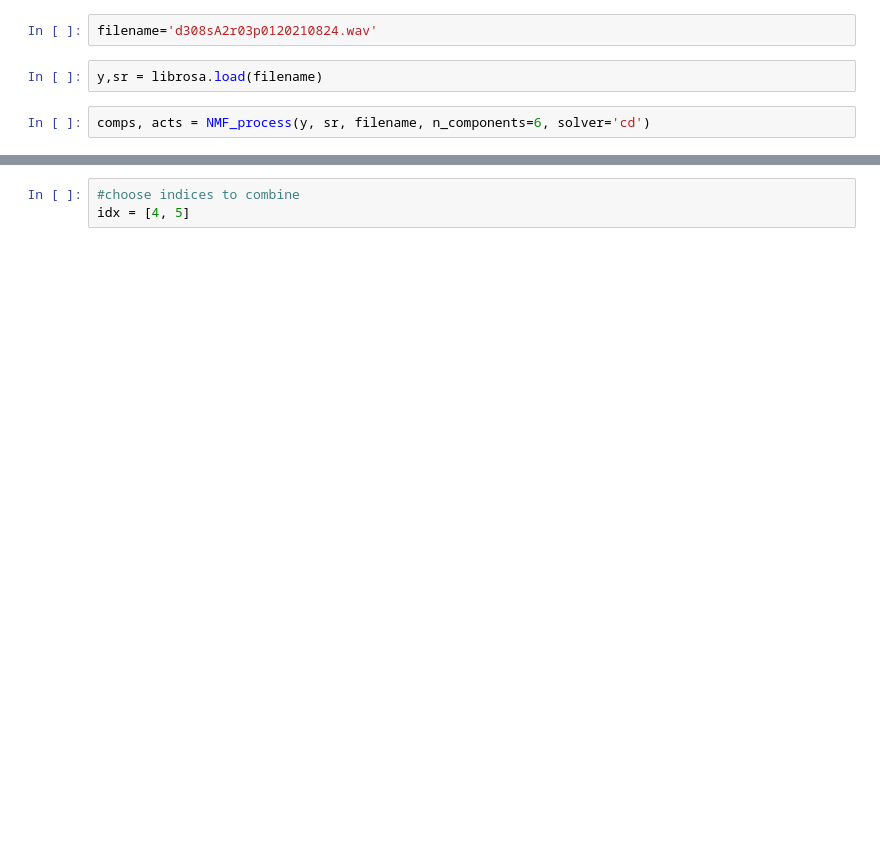
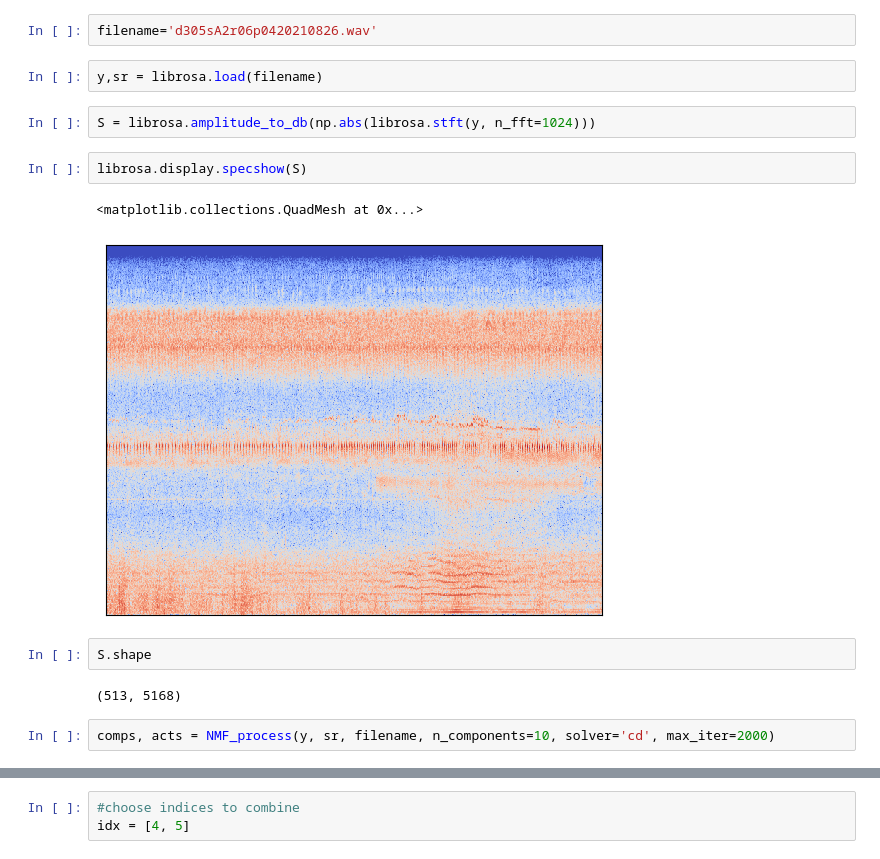
Before and after one commit to ale-chen/afrl-uav-detection, a Jupyter notebook: noise_subtraction/audioSeparation.ipynb, the cells around one changed output, grey strips where cells are left out. Saved outputs shown, nothing was run; the diff lists cells and outputs as text; blank space fills up the shorter version.

```diff
--- a/noise_subtraction/audioSeparation.ipynb
+++ b/noise_subtraction/audioSeparation.ipynb
@@ -105,6 +106,17 @@ os.chdir(f'C:\\Users\griff\AFRL_2024')
 # %%
-filename='d308sA2r03p0120210824.wav'
+filename='d305sA2r06p0420210826.wav'
 # %%
 y,sr = librosa.load(filename)
+# %%
+S = librosa.amplitude_to_db(np.abs(librosa.stft(y, n_fft=1024)))
+# %%
+librosa.display.specshow(S)
+# %% [output]
+<matplotlib.collections.QuadMesh at 0x...>
+[figure, added]
+# %%
+S.shape
+# %% [output]
+(513, 5168)
 # %%
-comps, acts = NMF_process(y, sr, filename, n_components=6, solver='cd')
+comps, acts = NMF_process(y, sr, filename, n_components=10, solver='cd', max_iter=2000)
```
Also changed, not shown: parts of 13 cells of this notebook.
